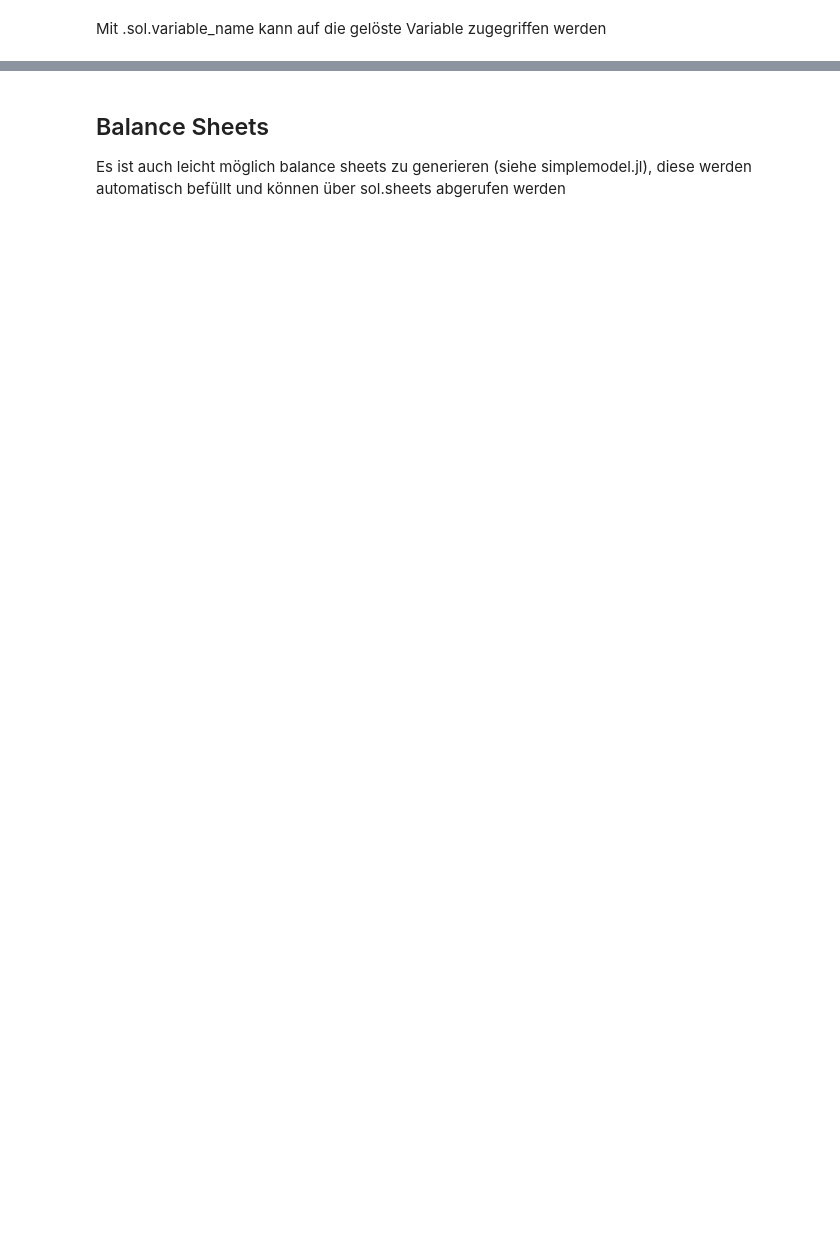
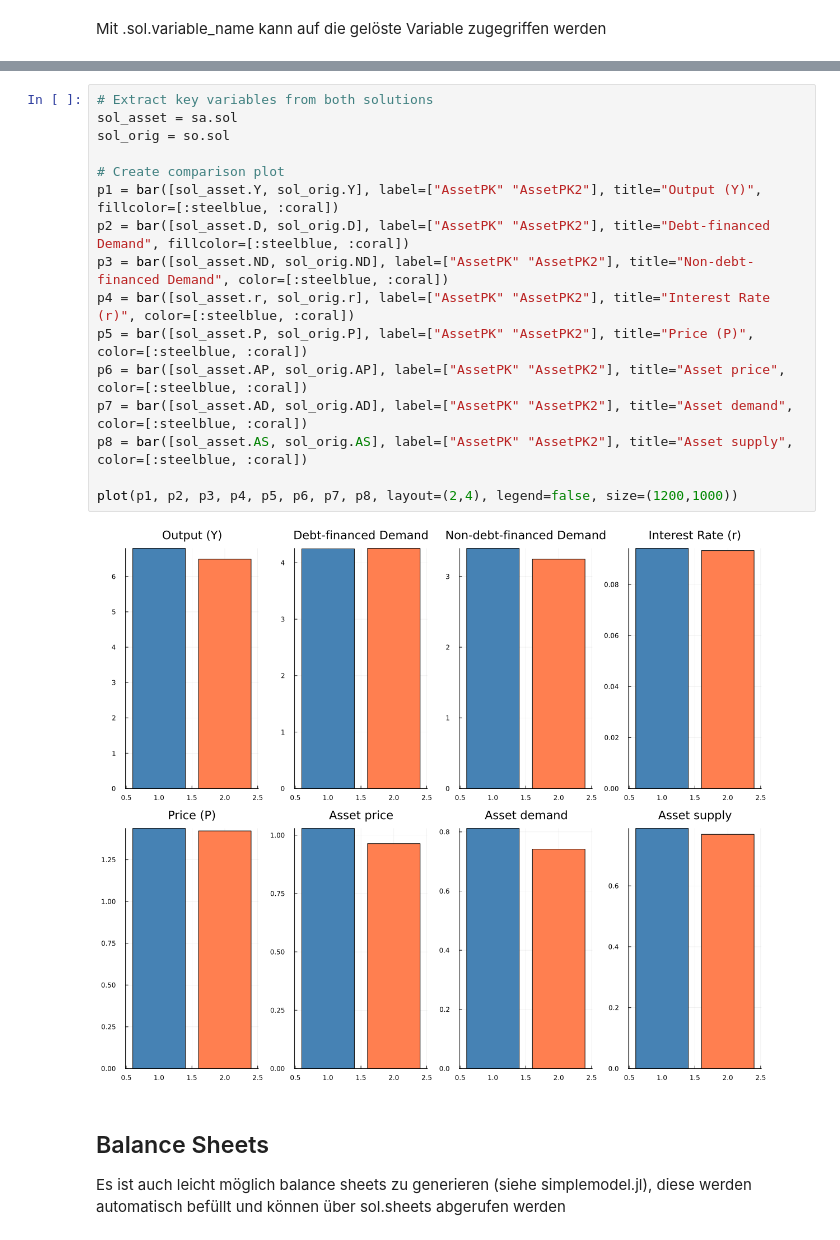
Before and after one commit to theplatters/PKAssetPrices, a Jupyter notebook: notebooks/testNB.ipynb, the cells around one changed output, grey strips where cells are left out. Cells and saved outputs as stored; diff of their text form; blank space fills up the shorter version.

```diff
--- a/notebooks/testNB.ipynb
+++ b/notebooks/testNB.ipynb
@@ -112,3 +114,21 @@ plot(x -> PKAssetPrices.SimplePKIS(x,SimplePKParams()))
+# %%
+# Extract key variables from both solutions
+sol_asset = sa.sol
+sol_orig = so.sol
+
+# Create comparison plot
+p1 = bar([sol_asset.Y, sol_orig.Y], label=["AssetPK" "AssetPK2"], title="Output (Y)", fillcolor=[:steelblue, :coral])
+p2 = bar([sol_asset.D, sol_orig.D], label=["AssetPK" "AssetPK2"], title="Debt-financed Demand", fillcolor=[:steelblue, :coral])
+p3 = bar([sol_asset.ND, sol_orig.ND], label=["AssetPK" "AssetPK2"], title="Non-debt-financed Demand", color=[:steelblue, :coral])
+p4 = bar([sol_asset.r, sol_orig.r], label=["AssetPK" "AssetPK2"], title="Interest Rate (r)", color=[:steelblue, :coral])
+p5 = bar([sol_asset.P, sol_orig.P], label=["AssetPK" "AssetPK2"], title="Price (P)", color=[:steelblue, :coral])
+p6 = bar([sol_asset.AP, sol_orig.AP], label=["AssetPK" "AssetPK2"], title="Asset price", color=[:steelblue, :coral])
+p7 = bar([sol_asset.AD, sol_orig.AD], label=["AssetPK" "AssetPK2"], title="Asset demand", color=[:steelblue, :coral])
+p8 = bar([sol_asset.AS, sol_orig.AS], label=["AssetPK" "AssetPK2"], title="Asset supply", color=[:steelblue, :coral])
+
+plot(p1, p2, p3, p4, p5, p6, p7, p8, layout=(2,4), legend=false, size=(1200,1000))
+# %% [output]
+[figure, added]
 # %% [markdown]
 ## Balance Sheets
 Es ist auch leicht möglich balance sheets zu generieren (siehe simplemodel.jl), diese werden automatisch befüllt und können über sol.sheets abgerufen werden
```
Also changed, not shown: parts of 12 cells of this notebook, 1 other file.
